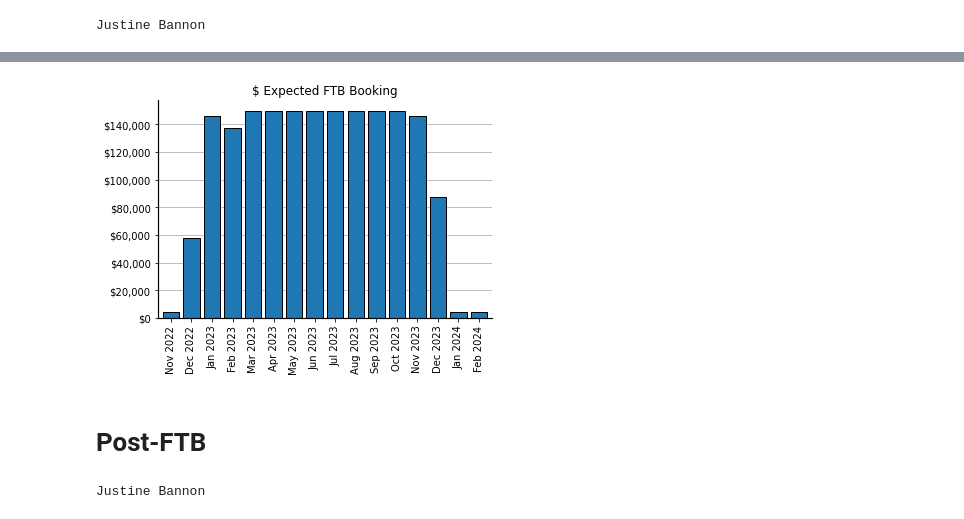
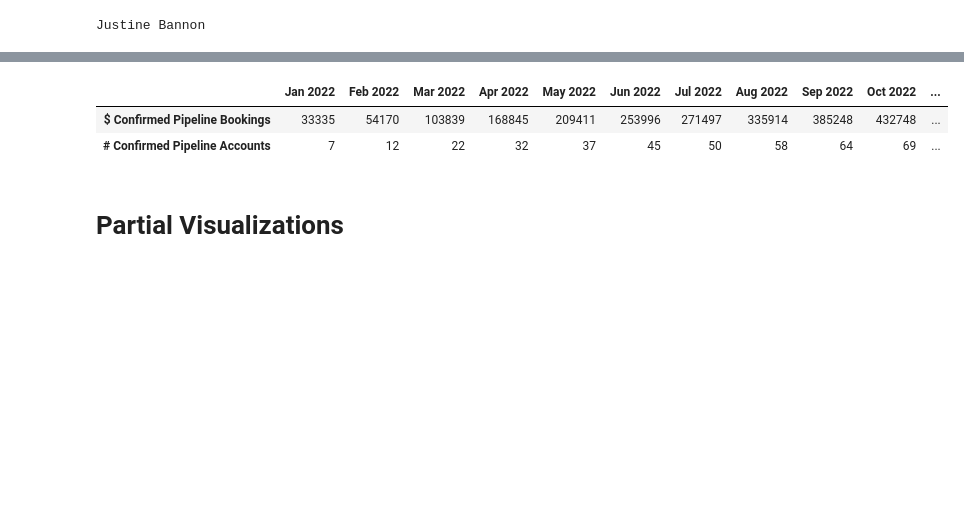
Before and after one commit to EnricoBorriello/Pipeline, a Jupyter notebook: Main.ipynb, the cells around one changed output, grey strips where cells are left out. Cells and saved outputs as stored; diff of their text form; code cells hidden in the pictures; blank space fills up the shorter version.

```diff
--- a/Main.ipynb
+++ b/Main.ipynb
@@ -202,30 +206,47 @@ df_exp = (pd.concat([df1exp, df2exp], axis=1)[1:]).transpose()
+# %%
+partial_pipeline_summary( detail_post , detail_type = 'post' )
+# %% [output]
+|  | Jan 2022 | Feb 2022 | Mar 2022 | Apr 2022 | May 2022 | Jun 2022 | Jul 2022 | Aug 2022 | Sep 2022 | Oct 2022 | ... |
+| $ Confirmed Pipeline Bookings | 33335 | 54170 | 103839 | 168845 | 209411 | 253996 | 271497 | 335914 | 385248 | 432748 | ... |
+| # Confirmed Pipeline Accounts | 7 | 12 | 22 | 32 | 37 | 45 | 50 | 58 | 64 | 69 | ... |
+# %% [markdown]
+# Partial Visualizations
 # %%
-import matplotlib.ticker as mticker
+def vialualize_partial_pipeline (detail,detail_type):
 
-ax = (df_exp.T).plot(kind='bar',
-                y='$ Expected FTB Booking',
-                rot=90, width=0.8, edgecolor='black',
-                legend=False,
-                title='$ Expected FTB Booking',
-                color = 'C0');
-ax.set_axisbelow(True)
-ax.yaxis.grid(True)
-ax.spines['left'].set_linewidth(1.2)   # Left spine
-ax.spines['bottom'].set_linewidth(1.2) # Bottom spine
-ax.spines['right'].set_visible(False) # Right spine
-ax.spines['top'].set_visible(False)   # Top spine
 
-# Format y-axis tick labels
-ax.yaxis.set_major_formatter(mticker.StrMethodFormatter('${x:,.0f}'))
-#plt.legend()
-#plt.show
+    if detail_type == 'pre':
+        label1 = '$ Expected FTB Booking'
+        label2 = '# Expected FTB Accounts'
+        color = 'C0'
+    if detail_type == 'post':
+        label1 = '$ Confirmed Pipeline Bookings'
+        label2 = '# Confirmed Pipeline Accounts'
+        color = 'C1'
+
+    df_exp = partial_pipeline_summary( detail , detail_type)
+
+
+    ax = (df_exp.T).plot(kind='bar',
+                    y=label1,
+                    rot=90, width=0.8, edgecolor='black',
+                    legend=False,
+                    title=label1,
+                    color = color);
+    ax.set_axisbelow(True)
+    ax.yaxis.grid(True)
+    ax.spines['left'].set_linewidth(1.2)   # Left spine
+    ax.spines['bottom'].set_linewidth(1.2) # Bottom spine
+    ax.spines['right'].set_visible(False) # Right spine
+    ax.spines['top'].set_visible(False)   # Top spine
+
+    # Format y-axis tick labels
+    ax.yaxis.set_major_formatter(mticker.StrMethodFormatter('${x:,.0f}'))
+    #plt.legend()
+
+    # Display the plot and then close it
+    plt.show()
+    plt.close()
+
+    #Otherwise
+    #return plt;
-# %% [output]
-[figure, removed]
-# %% [markdown]
-# Post-FTB
-# %%
-ownerID = 0
-owner = owners_list[ownerID]
-print(owner)
-# %% [output]
-Justine Bannon
```
Also changed, not shown: parts of 30 cells of this notebook.
